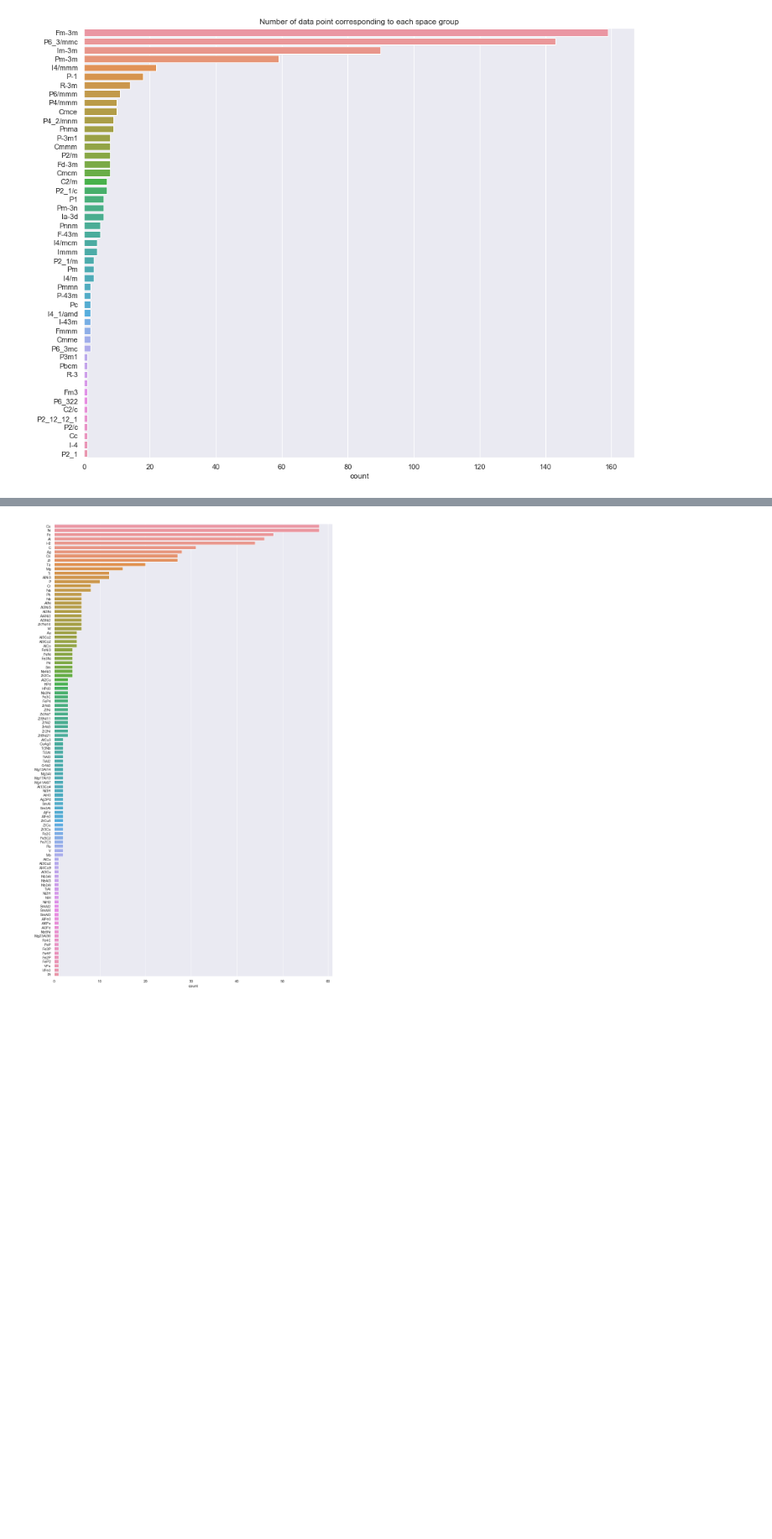
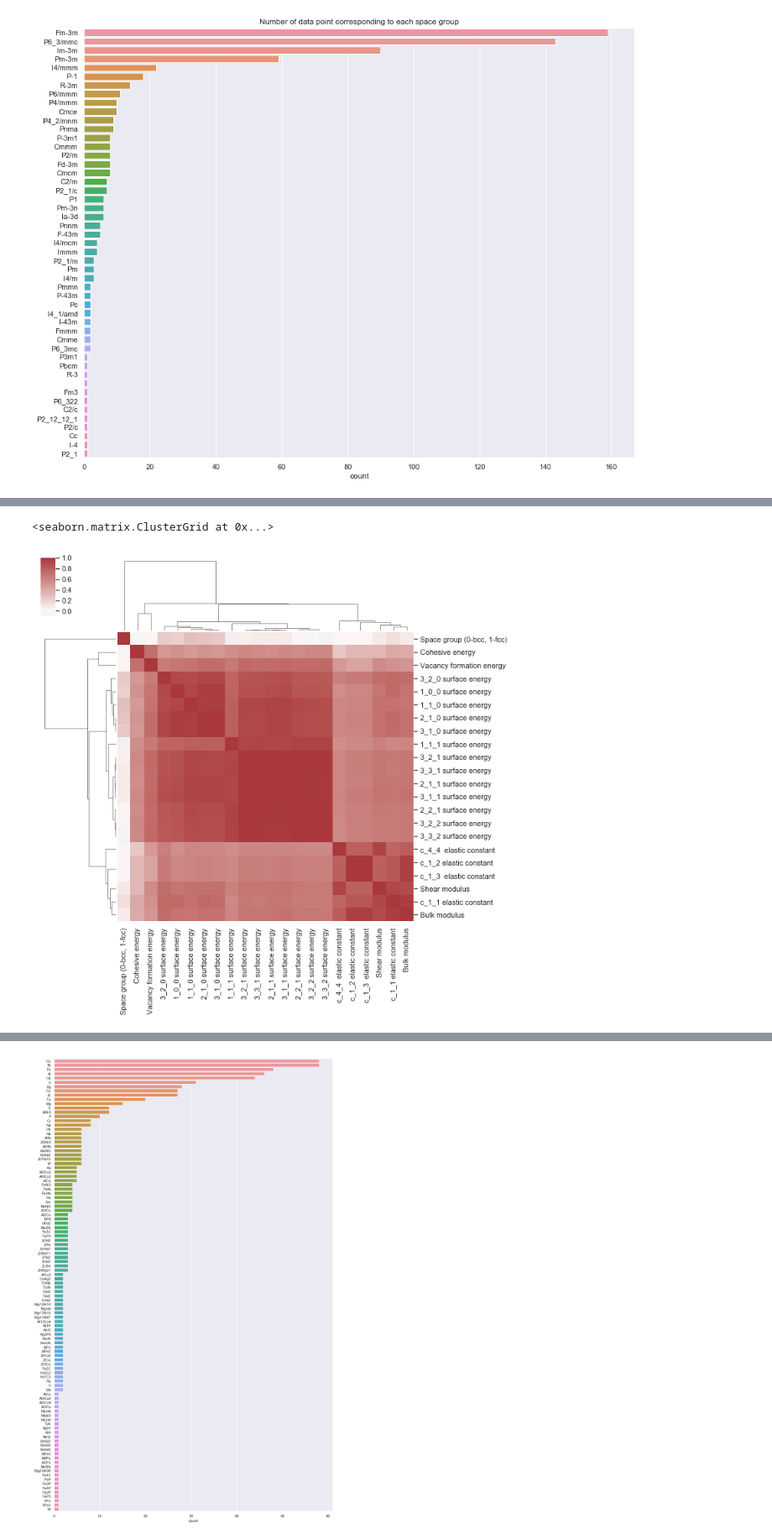
Before and after one commit to vladturlo/JARVIS_ML, a Jupyter notebook: Data_Preparation/Jarvis_data_json2csv.ipynb, the cells around one changed output, grey strips where cells are left out. Shown: that part at 84% size. Cells and saved outputs as stored; diff of their text form; code cells hidden in the pictures; blank space fills up the shorter version.

```diff
--- a/Data_Preparation/Jarvis_data_json2csv.ipynb
+++ b/Data_Preparation/Jarvis_data_json2csv.ipynb
@@ -95,0 +160,30 @@ ax = sns.countplot(x=bl_array, order=bl_sorted)
+# %%
+# create a pandas dataframe
+df_cubic = pd.DataFrame(columns=['Space group (0-bcc, 1-fcc)','1_0_0 surface energy','1_1_0 surface energy','1_1_1 surface energy',
+                                 '2_1_0 surface energy','2_1_1 surface energy','2_2_1 surface energy',
+                                 '3_1_0 surface energy','3_1_1 surface energy','3_2_0 surface energy',
+                                 '3_2_1 surface energy','3_2_2 surface energy','3_3_1 surface energy',
+                                 '3_3_2 surface energy','c_1_1 elastic constant','c_1_2 elastic constant',
+                                 'c_1_3  elastic constant', 'c_4_4  elastic constant','Shear modulus',
+                                 'Bulk modulus','Cohesive energy','Vacancy formation energy'])
+
+j = 0
+for d in data:
+    if get_lattice(d['sg']) == 'cubic' and len(d['surf_name']) == 13 and len(d['defect_val']) == 1 and d['defect_val'][0] > 0.0 and d['Bv'] > 0.0:
+        df_cubic.loc[j] = [int(d['sg'] == 'Fm-3m'), d['surf_val'][d['surf_name'].index('1_0_0')], d['surf_val'][d['surf_name'].index('1_1_0')], d['surf_val'][d['surf_name'].index('1_1_1')],
+                         d['surf_val'][d['surf_name'].index('2_1_0')], d['surf_val'][d['surf_name'].index('2_1_1')], d['surf_val'][d['surf_name'].index('2_2_1')],
+                         d['surf_val'][d['surf_name'].index('3_1_0')], d['surf_val'][d['surf_name'].index('3_1_1')], d['surf_val'][d['surf_name'].index('3_2_0')],
+                         d['surf_val'][d['surf_name'].index('3_2_1')], d['surf_val'][d['surf_name'].index('3_2_2')], d['surf_val'][d['surf_name'].index('3_3_1')],
+                         d['surf_val'][d['surf_name'].index('3_3_2')], d['c11'], d['c12'],
+                         d['c13'], d['c44'], d['Gv'], d['Bv'], -d['fenp'], d['defect_val'][0]]
+        j += 1
+
+df_cubic.to_csv('data_cubic.csv')
+# %%
+import seaborn as sns
+sns.set()
+
+sns.clustermap(df_cubic.corr(), center=0, cmap="vlag")
+# %% [output]
+<seaborn.matrix.ClusterGrid at 0x...>
+[figure, added]
```
Also changed, not shown: parts of 8 cells of this notebook, 1 other file.
